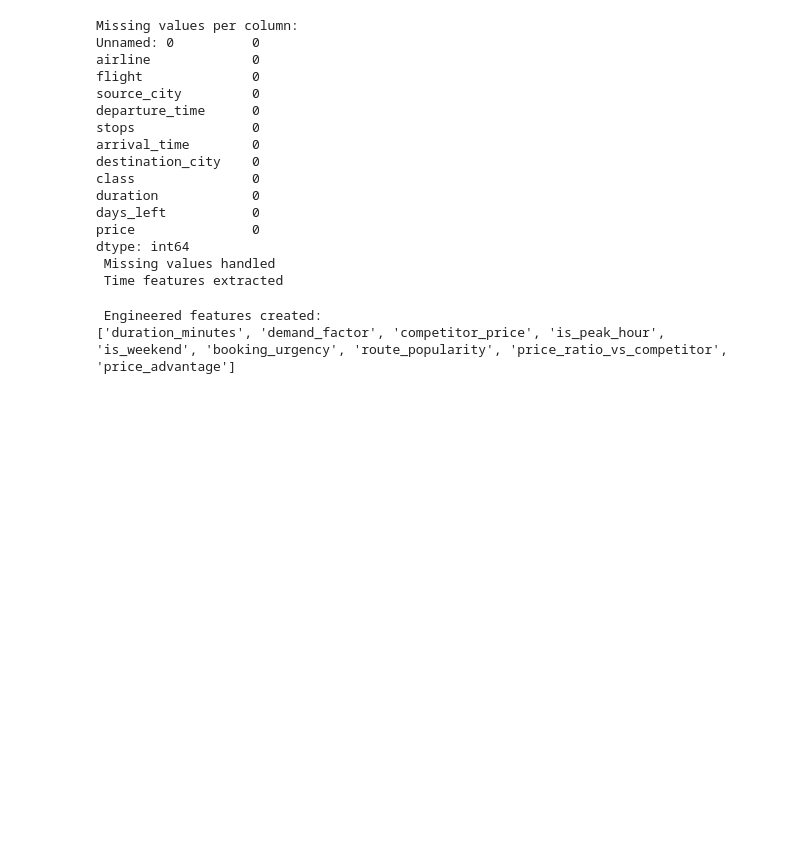
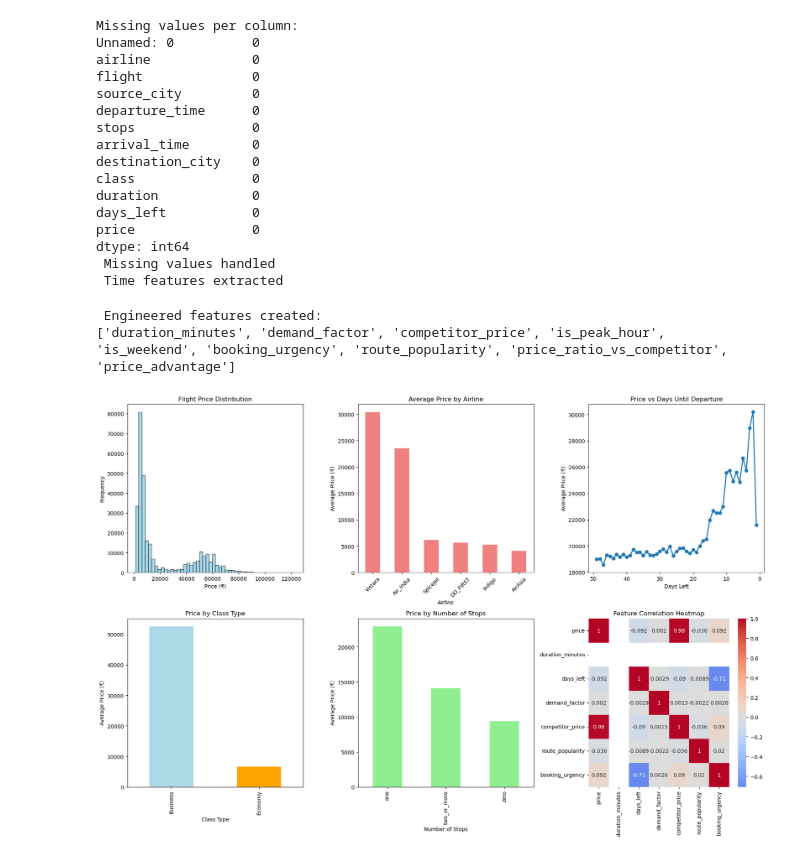
Before and after one commit to MiltonTMuzhanye/Dynamic_Pricing_Engine, a Jupyter notebook: dynamic_pricing.ipynb, the cells around one changed output. Drawn from its saved outputs; the diff is of its cells as text; code cells hidden in the pictures; blank space fills up the shorter version.

```diff
--- a/dynamic_pricing.ipynb
+++ b/dynamic_pricing.ipynb
@@ -108,6 +137,7 @@ dtype: int64
  Missing values handled
  Time features extracted
 # %%
+# Feature engineering
 df_clean['route'] = df_clean['source_city'] + '-' + df_clean['destination_city']
 
 np.random.seed(42)
@@ -115,7 +145,12 @@ df_clean['demand_factor'] = np.random.uniform(0.3, 2.5, len(df_clean))
 
 df_clean['competitor_price'] = df_clean['price'] * np.random.uniform(0.8, 1.3, len(df_clean))
 
-df_clean['is_weekend'] = pd.to_datetime(df_clean['departure_time']).dt.dayofweek.isin([5, 6]).astype(int)
+def is_likely_weekend(departure_time):
+    """Estimate if flight is likely on weekend based on departure time"""
+    weekend_times = ['Evening', 'Night', 'Late Night']
+    return 1 if departure_time in weekend_times else 0
+
+df_clean['is_weekend'] = df_clean['departure_time'].apply(is_likely_weekend)
 df_clean['booking_urgency'] = 1 / (df_clean['days_left'] + 1)
 
 route_popularity = df_clean['route'].value_counts().to_dict()
@@ -131,3 +166,54 @@ print(new_features)
 # %% [output]
  Engineered features created:
 ['duration_minutes', 'demand_factor', 'competitor_price', 'is_peak_hour', 'is_weekend', 'booking_urgency', 'route_popularity', 'price_ratio_vs_competitor', 'price_advantage']
+# %%
+# EDA
+plt.style.use('default')
+fig, axes = plt.subplots(2, 3, figsize=(18, 12))
+
+# Price distribution
+axes[0,0].hist(df_clean['price'], bins=50, alpha=0.7, color='skyblue', edgecolor='black')
+axes[0,0].set_title('Flight Price Distribution')
+axes[0,0].set_xlabel('Price (₹)')
+axes[0,0].set_ylabel('Frequency')
+
+# Price by airline
+airline_prices = df_clean.groupby('airline')['price'].mean().sort_values(ascending=False)
+airline_prices.plot(kind='bar', ax=axes[0,1], color='lightcoral')
+axes[0,1].set_title('Average Price by Airline')
+axes[0,1].set_xlabel('Airline')
+axes[0,1].set_ylabel('Average Price (₹)')
+axes[0,1].tick_params(axis='x', rotation=45)
+
+# Price vs Days Left
+days_left_avg = df_clean.groupby('days_left')['price'].mean()
+axes[0,2].plot(days_left_avg.index, days_left_avg.values, marker='o', linewidth=2)
+axes[0,2].set_title('Price vs Days Until Departure')
+axes[0,2].set_xlabel('Days Left')
+axes[0,2].set_ylabel('Average Price (₹)')
+axes[0,2].invert_xaxis()
+
+# Price by class
+class_prices = df_clean.groupby('class')['price'].mean()
+class_prices.plot(kind='bar', ax=axes[1,0], color=['lightblue', 'orange'])
+axes[1,0].set_title('Price by Class Type')
+axes[1,0].set_xlabel('Class Type')
+axes[1,0].set_ylabel('Average Price (₹)')
+
+# Price by stops
+stops_prices = df_clean.groupby('stops')['price'].mean().sort_index()
+stops_prices.plot(kind='bar', ax=axes[1,1], color='lightgreen')
+axes[1,1].set_title('Price by Number of Stops')
+axes[1,1].set_xlabel('Number of Stops')
+axes[1,1].set_ylabel('Average Price (₹)')
+
+# Correlation heatmap
+numeric_columns = ['price', 'duration_minutes', 'days_left', 'demand_factor',
+                  'competitor_price', 'route_popularity', 'booking_urgency']
+sns.heatmap(df_clean[numeric_columns].corr(), annot=True, cmap='coolwarm', center=0, ax=axes[1,2])
+axes[1,2].set_title('Feature Correlation Heatmap')
+
+plt.tight_layout()
+plt.show()
+# %% [output]
+[figure, added]
```
Also changed, not shown: parts of 13 cells of this notebook.
